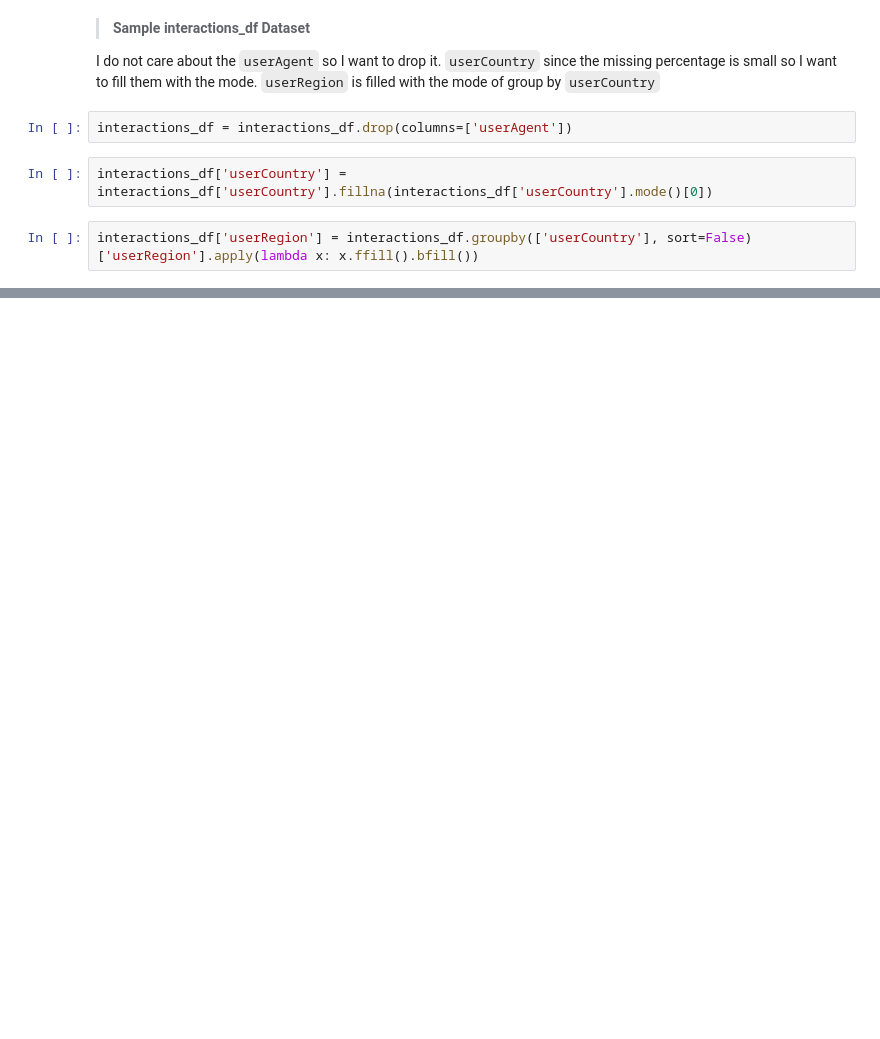
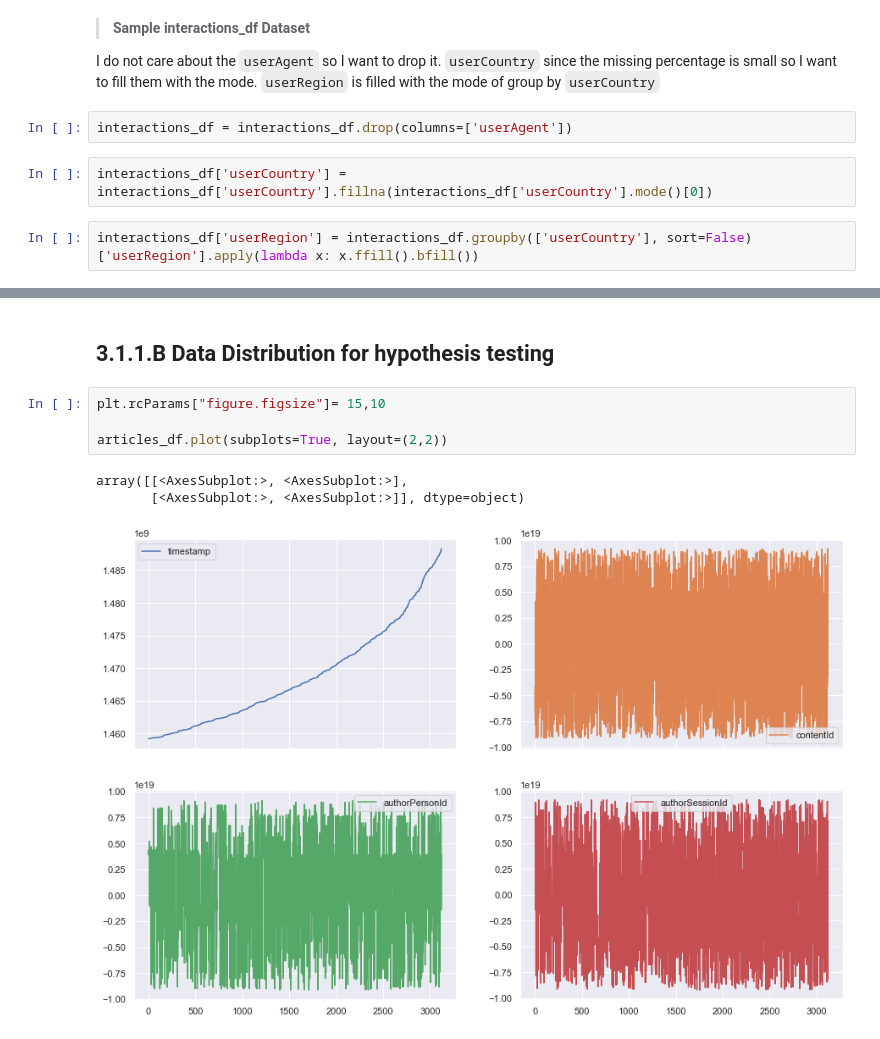
Before and after one commit to ChauHuynh1/recommender_system, a Jupyter notebook: Recsys.ipynb, the cells around one changed output, grey strips where cells are left out. Drawn from its saved outputs; the diff is of its cells as text; blank space fills up the shorter version.

```diff
--- a/Recsys.ipynb
+++ b/Recsys.ipynb
@@ -441,0 +543,11 @@ interactions_df.head(3)
+# %% [markdown]
+<a id="3.1.1.B"></a>
+## 3.1.1.B Data Distribution for hypothesis testing
+# %%
+plt.rcParams["figure.figsize"]= 15,10
+
+articles_df.plot(subplots=True, layout=(2,2))
+# %% [output]
+array([[<AxesSubplot:>, <AxesSubplot:>],
+       [<AxesSubplot:>, <AxesSubplot:>]], dtype=object)
+[figure, added]
```
Also changed, not shown: parts of 47 cells of this notebook, 2 other files.
